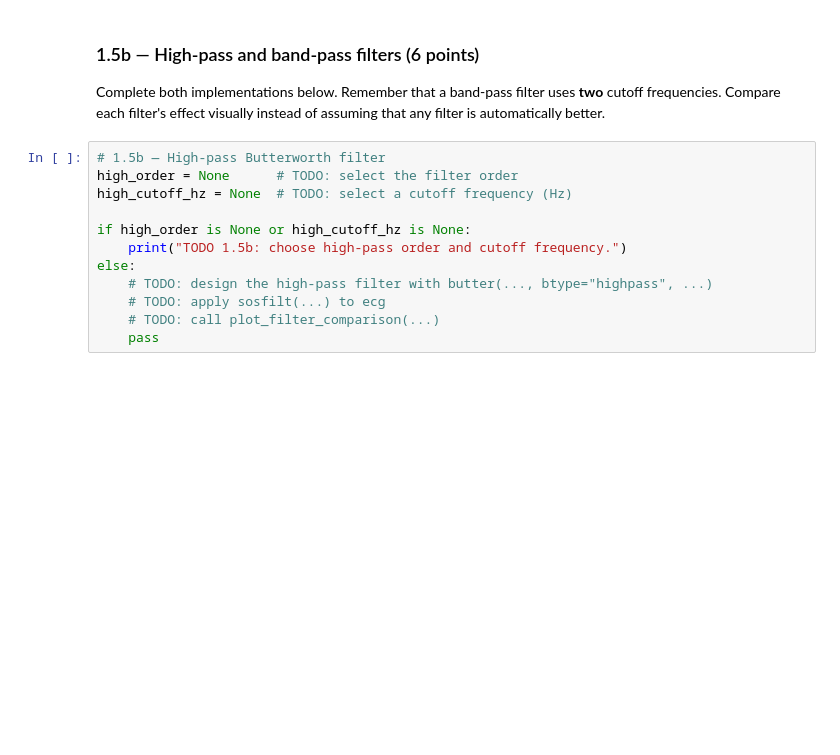
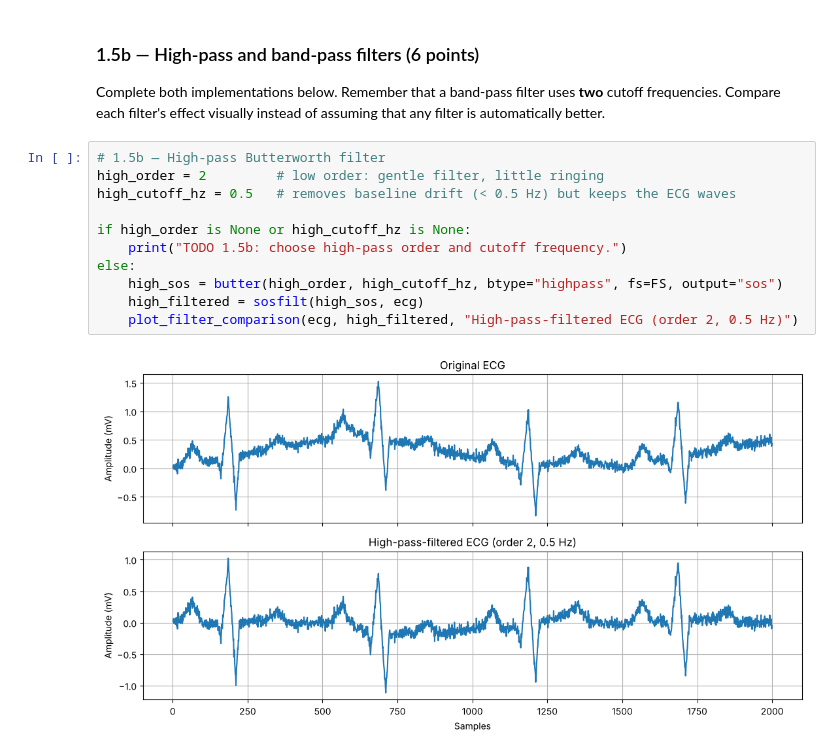
Before and after one commit to arnav-arg/Biomedical-Image-and-Signal-Analysis-Exercises, a Jupyter notebook: E03/Exercise_03_R_Wave_Detection_Python.ipynb, the cells around one changed output. Cells and saved outputs as stored; diff of their text form; blank space fills up the shorter version.

```diff
--- a/E03/Exercise_03_R_Wave_Detection_Python.ipynb
+++ b/E03/Exercise_03_R_Wave_Detection_Python.ipynb
@@ -263,15 +274,16 @@ plot_filter_comparison(ecg, low_filtered, "Low-pass-filtered ECG")
 Complete both implementations below. Remember that a band-pass filter uses **two** cutoff frequencies. Compare each filter's effect visually instead of assuming that any filter is automatically better.
 # %%
 # 1.5b — High-pass Butterworth filter
-high_order = None      # TODO: select the filter order
-high_cutoff_hz = None  # TODO: select a cutoff frequency (Hz)
+high_order = 2         # low order: gentle filter, little ringing
+high_cutoff_hz = 0.5   # removes baseline drift (< 0.5 Hz) but keeps the ECG waves
 
 if high_order is None or high_cutoff_hz is None:
     print("TODO 1.5b: choose high-pass order and cutoff frequency.")
 else:
-    # TODO: design the high-pass filter with butter(..., btype="highpass", ...)
-    # TODO: apply sosfilt(...) to ecg
-    # TODO: call plot_filter_comparison(...)
-    pass
+    high_sos = butter(high_order, high_cutoff_hz, btype="highpass", fs=FS, output="sos")
+    high_filtered = sosfilt(high_sos, ecg)
+    plot_filter_comparison(ecg, high_filtered, "High-pass-filtered ECG (order 2, 0.5 Hz)")
+# %% [output]
+[figure, added]
 # %%
 # 1.5b — Band-pass Butterworth filter
```
Also changed, not shown: parts of 9 cells of this notebook.
